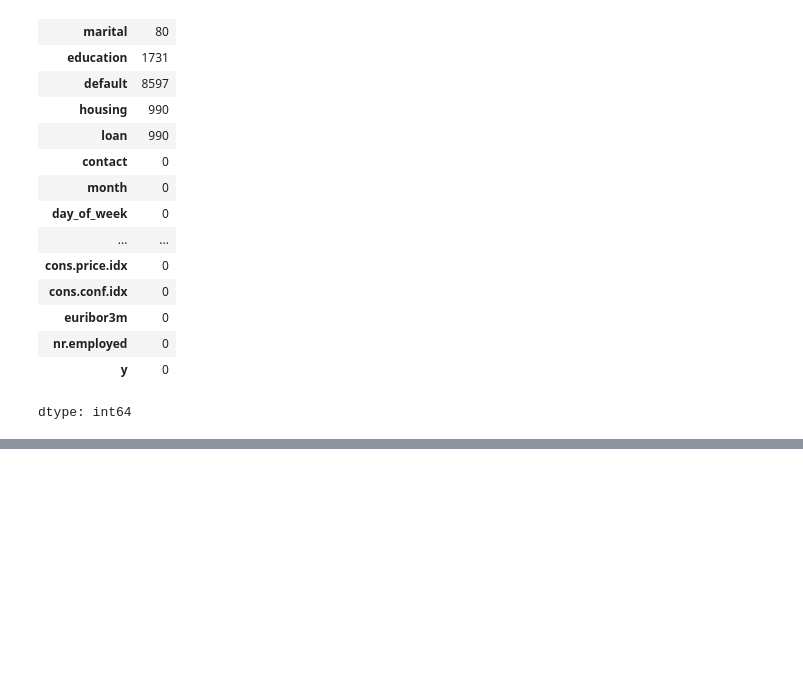
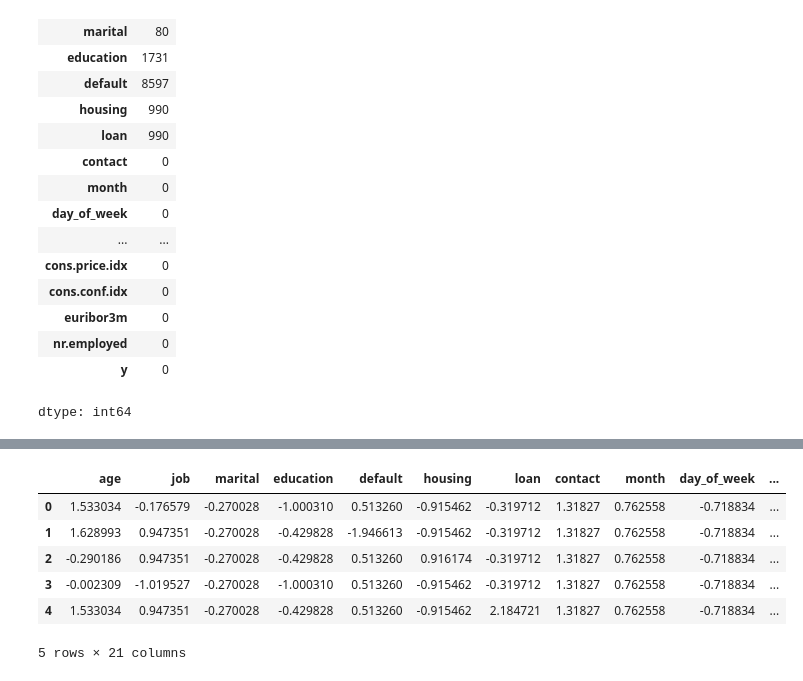
Before and after one commit to DilshanBotheju/BankMarketingPredictionSystem, a Jupyter notebook: ModelDevelopment.ipynb, the cells around one changed output, grey strips where cells are left out. Cells and saved outputs as stored; diff of their text form; code cells hidden in the pictures; blank space fills up the shorter version.

```diff
--- a/ModelDevelopment.ipynb
+++ b/ModelDevelopment.ipynb
@@ -70,0 +355,19 @@ dtype: int64
+# %%
+from sklearn.preprocessing import StandardScaler
+
+# Assuming numeric_bank_data is a subset of bank_data
+numeric_columns = bank_data.select_dtypes(include=['float64', 'int64']).columns
+
+# Standardize the numeric columns
+ss = StandardScaler()
+bank_data[numeric_columns] = ss.fit_transform(bank_data[numeric_columns])
+# %%
+bank_data.head()
+# %% [output]
+|  | age | job | marital | education | default | housing | loan | contact | month | day_of_week | ... |
+| 0 | 1.533034 | -0.176579 | -0.270028 | -1.000310 | 0.513260 | -0.915462 | -0.319712 | 1.31827 | 0.762558 | -0.718834 | ... |
+| 1 | 1.628993 | 0.947351 | -0.270028 | -0.429828 | -1.946613 | -0.915462 | -0.319712 | 1.31827 | 0.762558 | -0.718834 | ... |
+| 2 | -0.290186 | 0.947351 | -0.270028 | -0.429828 | 0.513260 | 0.916174 | -0.319712 | 1.31827 | 0.762558 | -0.718834 | ... |
+| 3 | -0.002309 | -1.019527 | -0.270028 | -1.000310 | 0.513260 | -0.915462 | -0.319712 | 1.31827 | 0.762558 | -0.718834 | ... |
+| 4 | 1.533034 | 0.947351 | -0.270028 | -0.429828 | 0.513260 | -0.915462 | 2.184721 | 1.31827 | 0.762558 | -0.718834 | ... |
+5 rows × 21 columns
```
Also changed, not shown: parts of 33 cells of this notebook.
